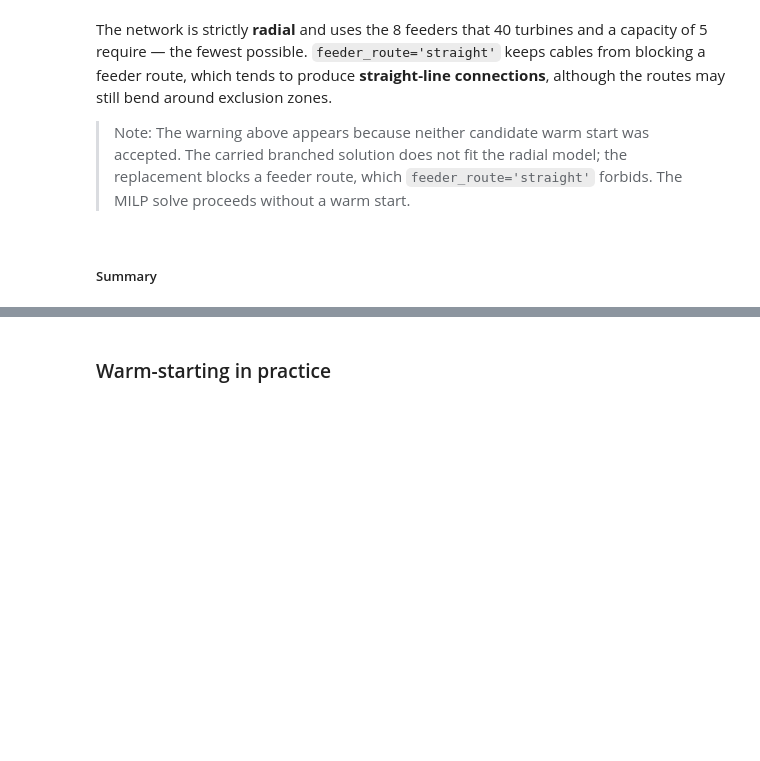
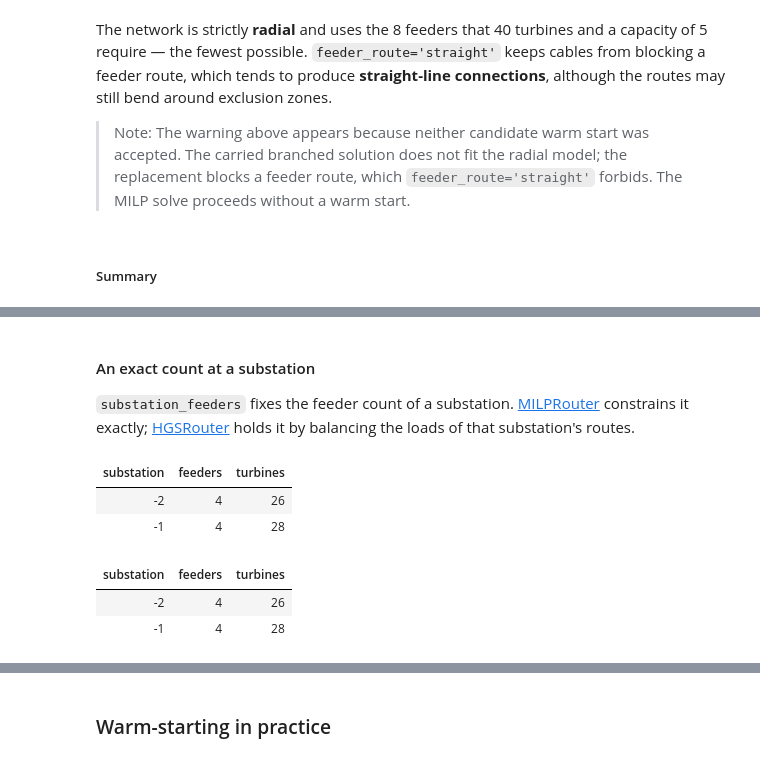
Before and after one commit to DTUWindEnergy/OptiWindNet, a Jupyter notebook: docs/notebooks/hi31_options.ipynb, the cells around one changed output, grey strips where cells are left out. Cells and saved outputs as stored; diff of their text form; code cells hidden in the pictures; blank space fills up the shorter version.

```diff
--- a/docs/notebooks/hi31_options.ipynb
+++ b/docs/notebooks/hi31_options.ipynb
@@ -294,0 +338,19 @@ For these two examples, the `MILP` router enforces the selected [ModelOptions](.
+# %% [markdown]
+#### An exact count at a substation
+
+`substation_feeders` fixes the feeder count of a substation. [MILPRouter](../autoapi/optiwindnet/api/index.rst#optiwindnet.api.MILPRouter) constrains it exactly; [HGSRouter](../autoapi/optiwindnet/api/index.rst#optiwindnet.api.HGSRouter) holds it by balancing the loads of that substation's routes.
+# %%
+wfn_two.constraints = NetworkConstraints(substation_feeders=(None, 4))
+wfn_two.optimize(router=milp_two)
+per_substation(wfn_two)
+# %% [output]
+| substation | feeders | turbines |
+| -2 | 4 | 26 |
+| -1 | 4 | 28 |
+# %%
+wfn_two.optimize(router=hgs_two)
+per_substation(wfn_two)
+# %% [output]
+| substation | feeders | turbines |
+| -2 | 4 | 26 |
+| -1 | 4 | 28 |
```
Also changed, not shown: parts of 65 cells of this notebook.
